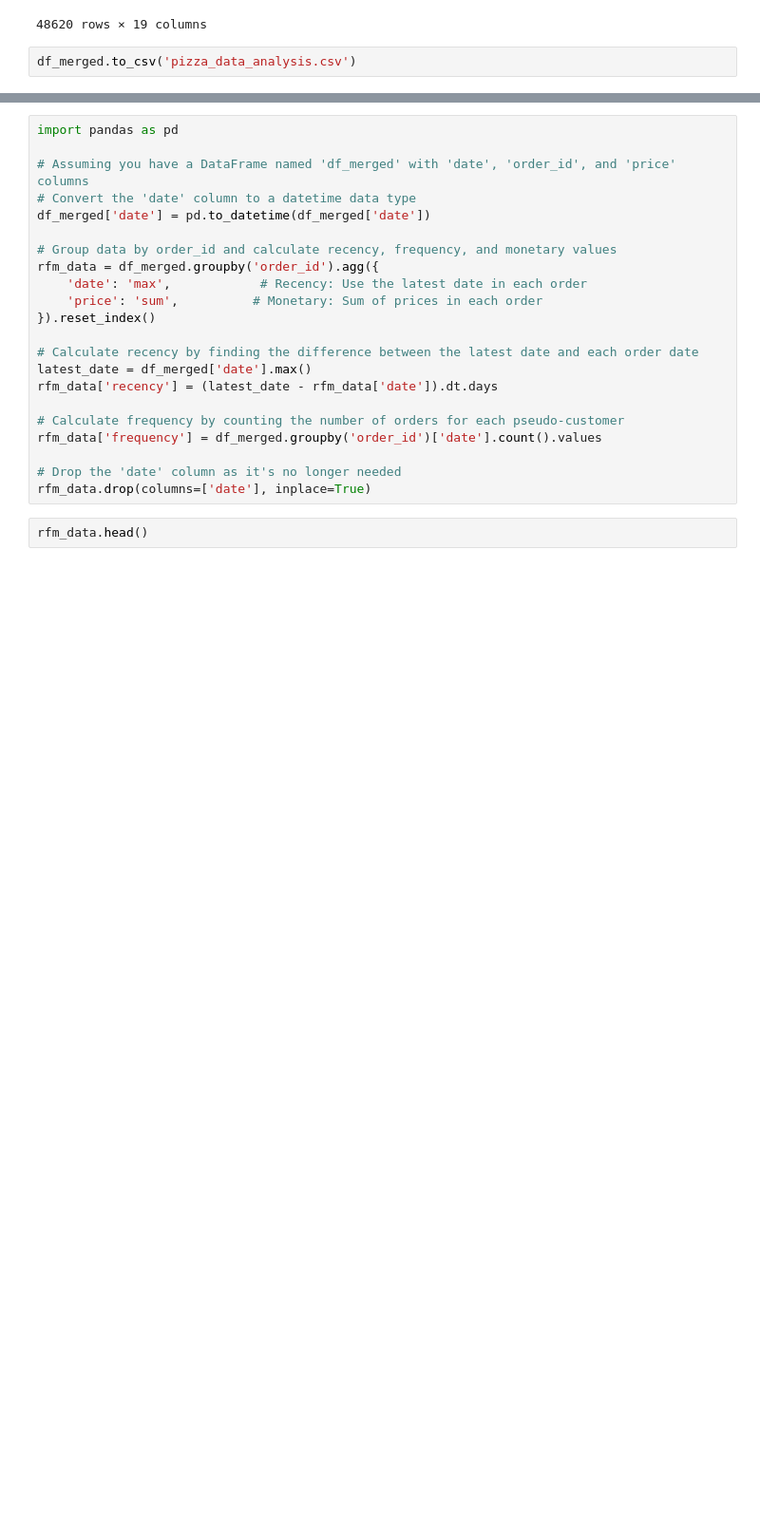
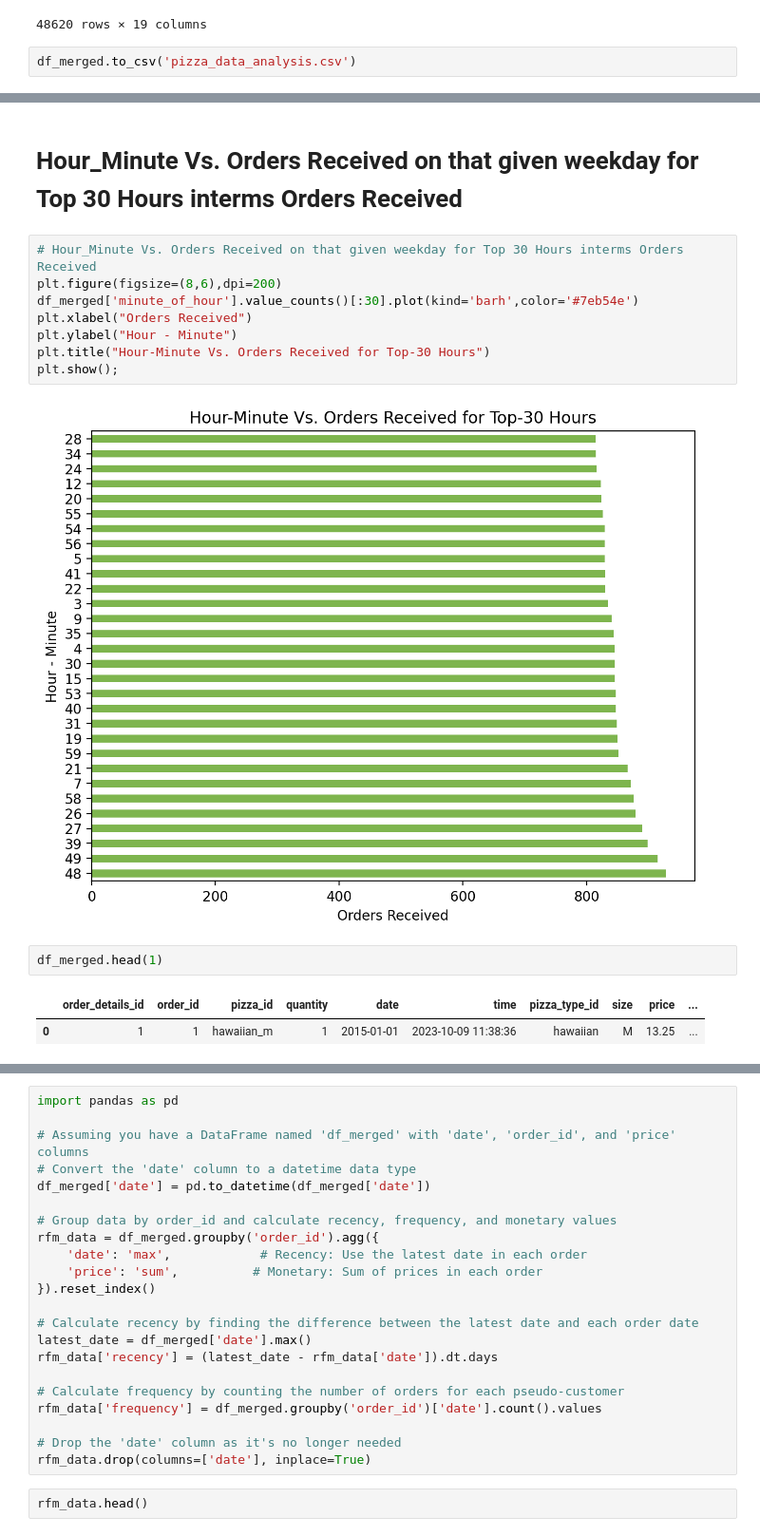
Before and after one commit to The-DigitalAcademy/pizza_sales_analysis, a Jupyter notebook: pizza-notebook.ipynb, the cells around one changed output, grey strips where cells are left out. Shown at 95% size. Saved outputs shown, nothing was run; the diff lists cells and outputs as text; blank space fills up the shorter version.

```diff
--- a/pizza-notebook.ipynb
+++ b/pizza-notebook.ipynb
@@ -445,0 +480,17 @@ df_merged.to_csv('pizza_data_analysis.csv')
+# %% [markdown]
+# Hour_Minute Vs. Orders Received on that given weekday for Top 30 Hours interms Orders Received
+# %%
+# Hour_Minute Vs. Orders Received on that given weekday for Top 30 Hours interms Orders Received
+plt.figure(figsize=(8,6),dpi=200)
+df_merged['minute_of_hour'].value_counts()[:30].plot(kind='barh',color='#7eb54e')
+plt.xlabel("Orders Received")
+plt.ylabel("Hour - Minute")
+plt.title("Hour-Minute Vs. Orders Received for Top-30 Hours")
+plt.show();
+# %% [output]
+[figure, added]
+# %%
+df_merged.head(1)
+# %% [output]
+|  | order_details_id | order_id | pizza_id | quantity | date | time | pizza_type_id | size | price | ... |
+| 0 | 1 | 1 | hawaiian_m | 1 | 2015-01-01 | 2023-10-09 11:38:36 | hawaiian | M | 13.25 | ... |
```
Also changed, not shown: parts of 28 cells of this notebook.
